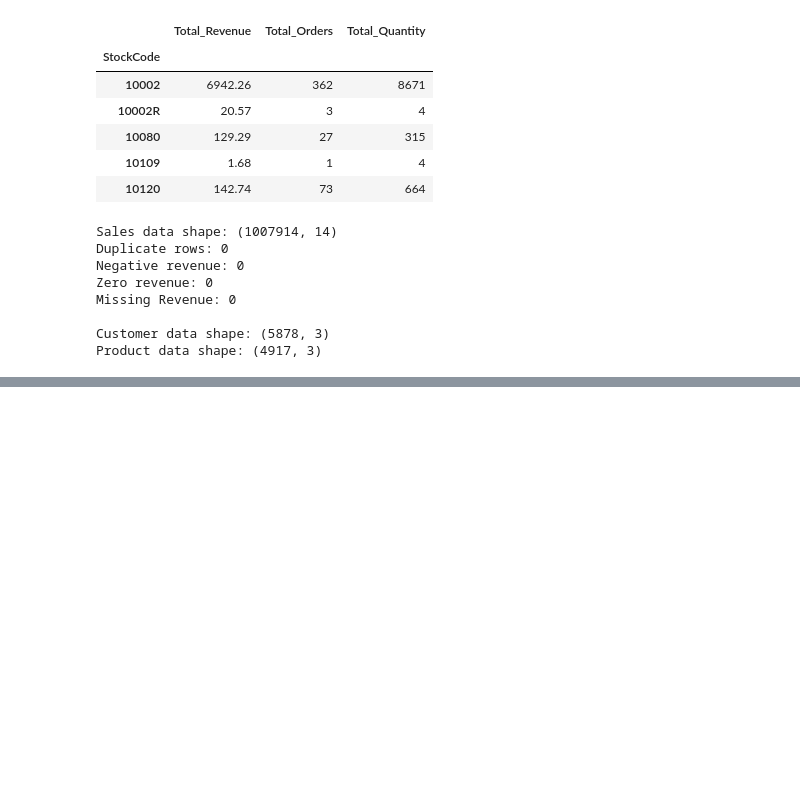
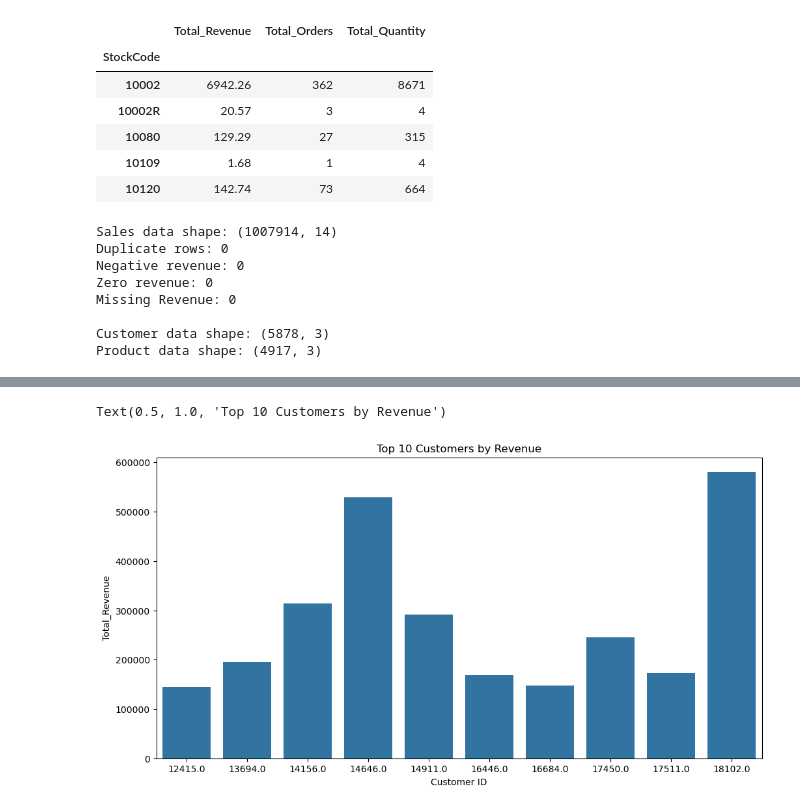
Before and after one commit to sodiumcodes/RetailPulse, a Jupyter notebook: notebooks/03_exploratory_analysis.ipynb, the cells around one changed output, grey strips where cells are left out. Cells and saved outputs as stored; diff of their text form; code cells hidden in the pictures; blank space fills up the shorter version.

```diff
--- a/notebooks/03_exploratory_analysis.ipynb
+++ b/notebooks/03_exploratory_analysis.ipynb
@@ -132,0 +258,7 @@ product_data.to_csv(
+# %%
+top_customers_revenue = (
+    customer_data
+    .sort_values("Total_Revenue", ascending=False)
+    .head(10)
+)
+top_customers_revenue
@@ -132,0 +455,12 @@ product_data.to_csv(
+# %%
+#Top 10 Customers by Revenue
+plt.figure(figsize=(12, 6))
+sns.barplot(
+    data=top_customers_revenue,
+    x="Customer ID",
+    y="Total_Revenue"
+)
+plt.title("Top 10 Customers by Revenue")
+# %% [output]
+Text(0.5, 1.0, 'Top 10 Customers by Revenue')
+[figure, added]
```
Also changed, not shown: parts of 30 cells of this notebook, 1 other file.
